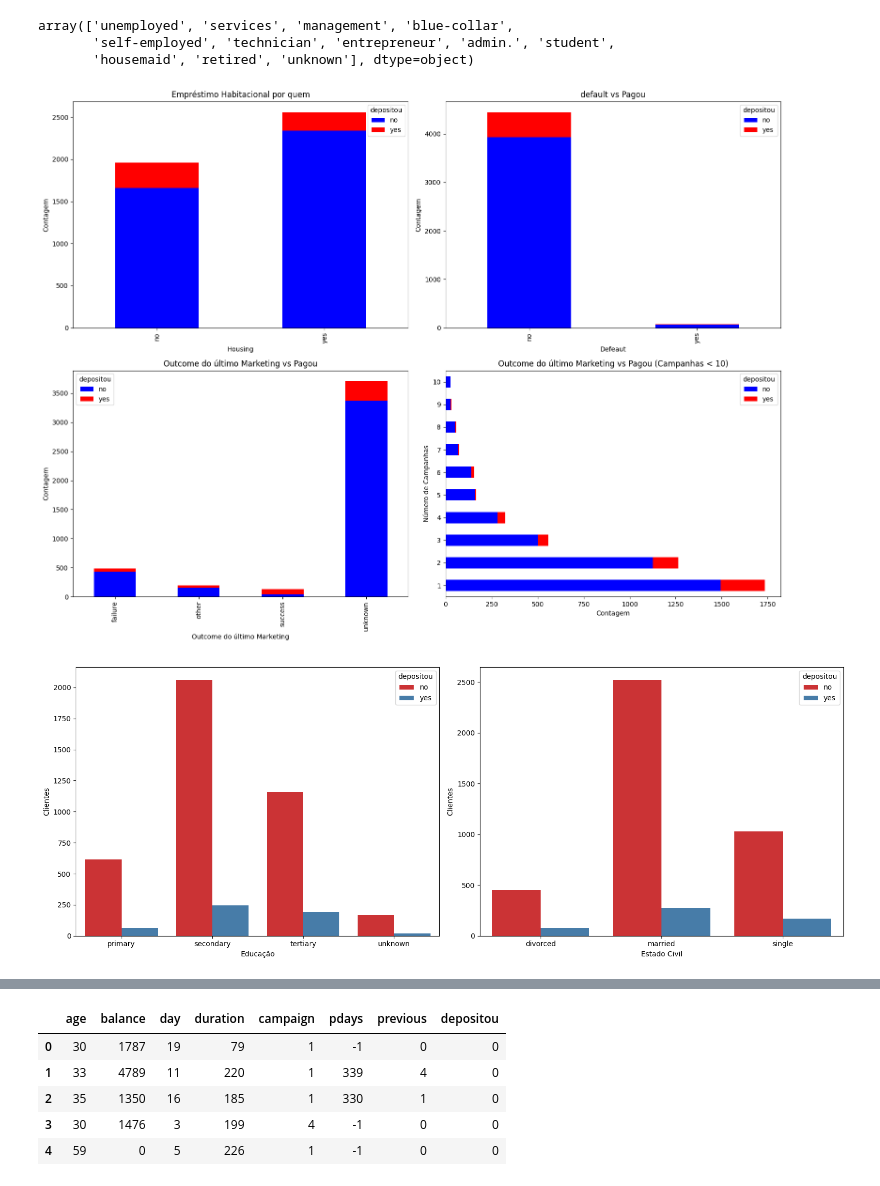
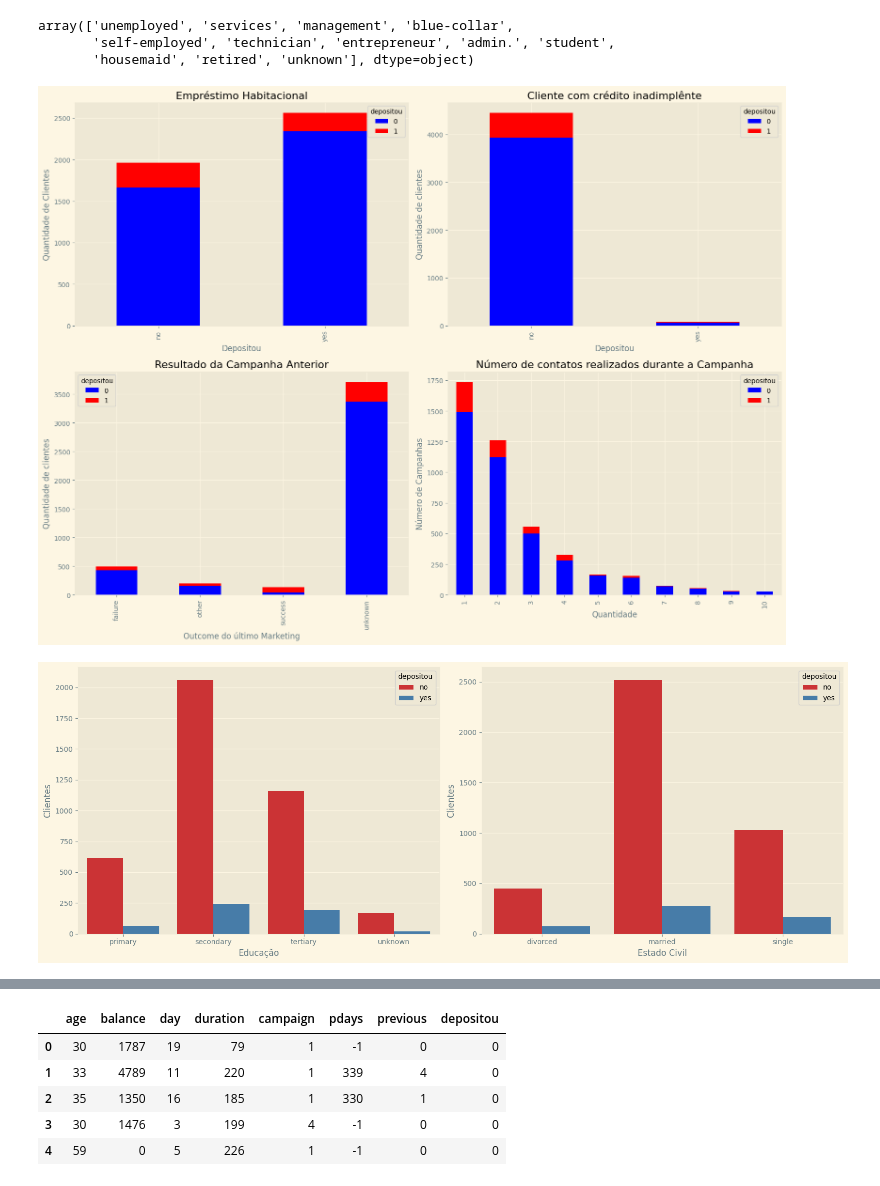
Before and after one commit to felipefagion/bank_machine_learning, a Jupyter notebook: mercado.ipynb, the cells around one changed output, grey strips where cells are left out. Cells and saved outputs as stored; diff of their text form; code cells hidden in the pictures.

```diff
--- a/mercado.ipynb
+++ b/mercado.ipynb
@@ -199,42 +237,43 @@ array(['unemployed', 'services', 'management', 'blue-collar',
        'self-employed', 'technician', 'entrepreneur', 'admin.', 'student',
        'housemaid', 'retired', 'unknown'], dtype=object)
 # %%
+plt.style.use("Solarize_Light2")
 # Criando os subplots
 fig, ax = plt.subplots(2, 2, figsize=(16, 12))
 
 # Gráfico 1: Comparação entre "housing" e "depositou"
 df.groupby(["housing", "depositou"]).size().unstack().plot(kind="bar", stacked=True, ax=ax[0, 0], color=["b", "r"])
-ax[0, 0].set_title("Empréstimo Habitacional por quem")
-ax[0, 0].set_xlabel('Housing')
-ax[0, 0].set_ylabel('Contagem')
+ax[0, 0].set_title("Empréstimo Habitacional")
+ax[0, 0].set_xlabel("Depositou")
+ax[0, 0].set_ylabel("Quantidade de Clientes")
 
 # Gráfico 2: Comparação entre "default" e "depositou"
-df.groupby(["default", "depositou"]).size().unstack().plot(kind='bar', stacked=True, ax=ax[0, 1], color=["b", "r"])
-ax[0, 1].set_title('default vs Pagou')
-ax[0, 1].set_xlabel('Defeaut')
-ax[0, 1].set_ylabel('Contagem')
+df.groupby(["default", "depositou"]).size().unstack().plot(kind="bar", stacked=True, ax=ax[0, 1], color=["b", "r"])
+ax[0, 1].set_title('Cliente com crédito inadimplênte')
+ax[0, 1].set_xlabel("Depositou")
+ax[0, 1].set_ylabel("Quantidade de clientes")
 
 # Gráfico 3: Comparação entre "poutcome" e "depositou"
-df.groupby(["poutcome", "depositou"]).size().unstack().plot(kind='bar', stacked=True, ax=ax[1, 0], color=["b", "r"])
-ax[1, 0].set_title('Outcome do último Marketing vs Pagou')
-ax[1, 0].set_xlabel('Outcome do último Marketing')
-ax[1, 0].set_ylabel('Contagem')
+df.groupby(["poutcome", "depositou"]).size().unstack().plot(kind="bar", stacked=True, ax=ax[1, 0], color=["b", "r"])
+ax[1, 0].set_title("Resultado da Campanha Anterior")
+ax[1, 0].set_xlabel("Quantidade")
+ax[1, 0].set_ylabel("Quantidade de clientes")
 
 # Filtrando dados para campanhas menores que 10
 df_tcampa = df[df["campaign"] < 11]
 
 # Gráfico 4: Comparação entre "campaign" e "depositou"
-df_tcampa.groupby(["campaign", "depositou"]).size().unstack().plot(kind='barh', stacked=True, ax=ax[1, 1], color=["b", "r"])
-ax[1, 1].set_title('Outcome do último Marketing vs Pagou (Campanhas < 10)')
-ax[1, 1].set_xlabel('Contagem')
-ax[1, 1].set_ylabel('Número de Campanhas')
+df_tcampa.groupby(["campaign", "depositou"]).size().unstack().plot(kind="bar", stacked=True, ax=ax[1, 1], color=["b", "r"])
+ax[1, 1].set_title("Número de contatos realizados durante a Campanha")
+ax[1, 1].set_xlabel("Quantidade")
+ax[1, 1].set_ylabel("Número de Campanhas")
 
 # Ajustando o layout
 plt.tight_layout()
 # Exibindo os gráficos
 plt.show()
 # %% [output]
-[figure, old version]
+[figure, new version]
 # %%
 fig, ax = plt.subplots(1, 2, figsize=(16, 6))
 
@@ -251,7 +290,7 @@ ax[1].set_ylabel("Clientes")
 plt.tight_layout()
 plt.show()
 # %% [output]
-[figure, old version]
+[figure, new version]
 # %%
 fig = plt.figure(figsize=(12,8))
 
```
Also changed, not shown: parts of 34 cells of this notebook.
